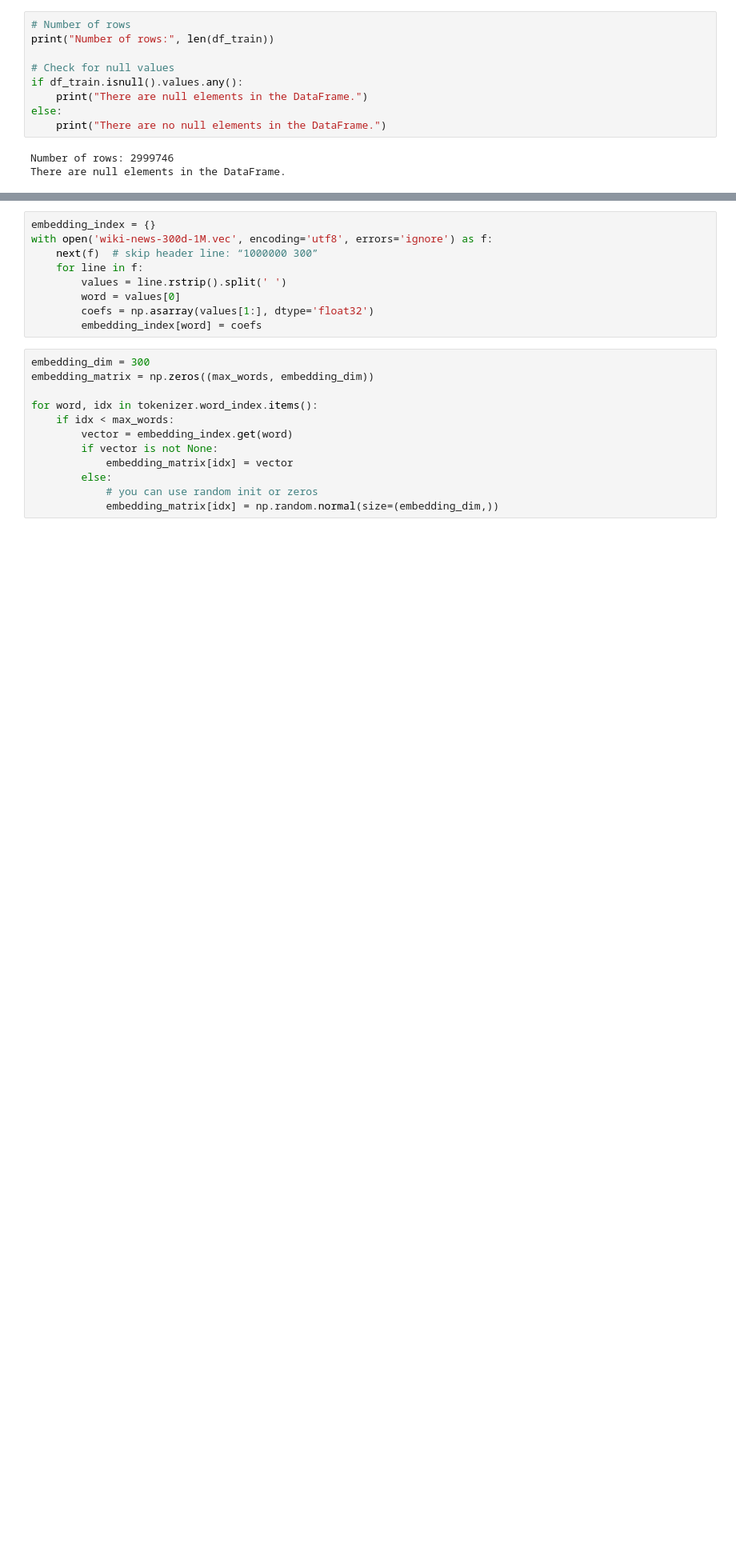
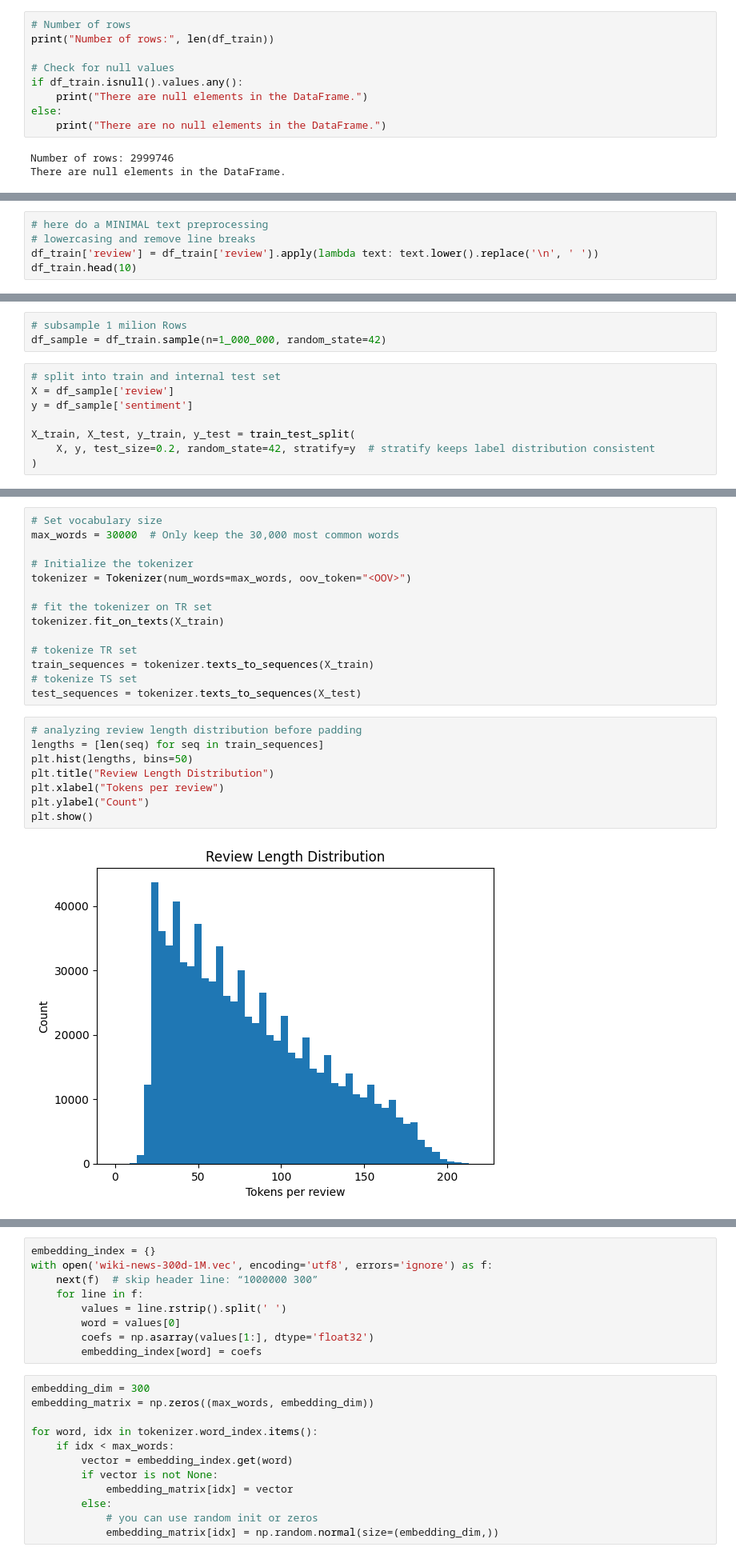
Before and after one commit to andr3w1699/HumanLanguageTechnologyProject, a Jupyter notebook: SentimentClassificationWithRecurrent.ipynb, the cells around one changed output, grey strips where cells are left out. Shown at 80% size. Saved outputs shown, nothing was run; the diff lists cells and outputs as text; blank space fills up the shorter version.

```diff
--- a/SentimentClassificationWithRecurrent.ipynb
+++ b/SentimentClassificationWithRecurrent.ipynb
@@ -677,0 +224,5 @@ Unzipped FastText vectors.
+# %%
+# here do a MINIMAL text preprocessing
+# lowercasing and remove line breaks
+df_train['review'] = df_train['review'].apply(lambda text: text.lower().replace('\n', ' '))
+df_train.head(10)
@@ -677,0 +243,11 @@ Unzipped FastText vectors.
+# %%
+# subsample 1 milion Rows
+df_sample = df_train.sample(n=1_000_000, random_state=42)
+# %%
+# split into train and internal test set
+X = df_sample['review']
+y = df_sample['sentiment']
+
+X_train, X_test, y_train, y_test = train_test_split(
+    X, y, test_size=0.2, random_state=42, stratify=y  # stratify keeps label distribution consistent
+)
@@ -677,0 +256,24 @@ Unzipped FastText vectors.
+# %%
+# Set vocabulary size
+max_words = 30000  # Only keep the 30,000 most common words
+
+# Initialize the tokenizer
+tokenizer = Tokenizer(num_words=max_words, oov_token="<OOV>")
+
+# fit the tokenizer on TR set
+tokenizer.fit_on_texts(X_train)
+
+# tokenize TR set
+train_sequences = tokenizer.texts_to_sequences(X_train)
+# tokenize TS set
+test_sequences = tokenizer.texts_to_sequences(X_test)
+# %%
+# analyzing review length distribution before padding
+lengths = [len(seq) for seq in train_sequences]
+plt.hist(lengths, bins=50)
+plt.title("Review Length Distribution")
+plt.xlabel("Tokens per review")
+plt.ylabel("Count")
+plt.show()
+# %% [output]
+[figure, added]
```
Also changed, not shown: parts of 94 cells of this notebook.
